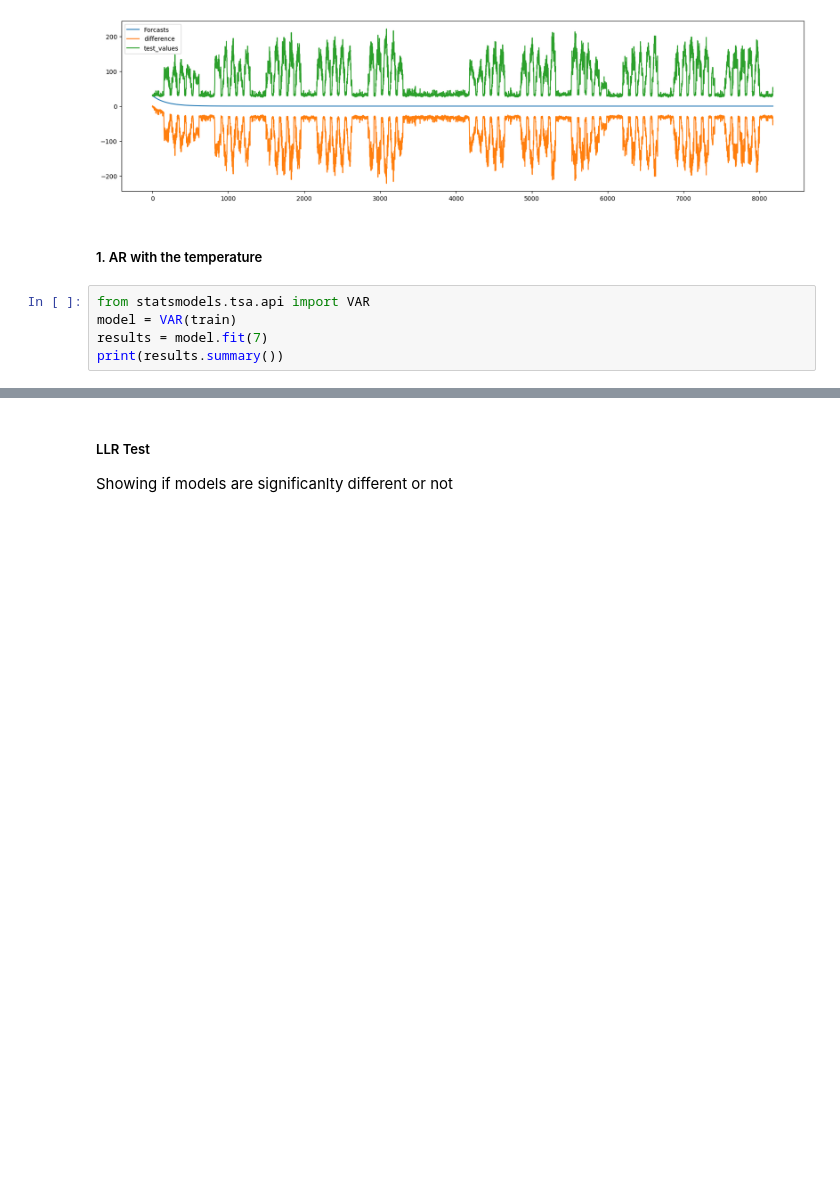
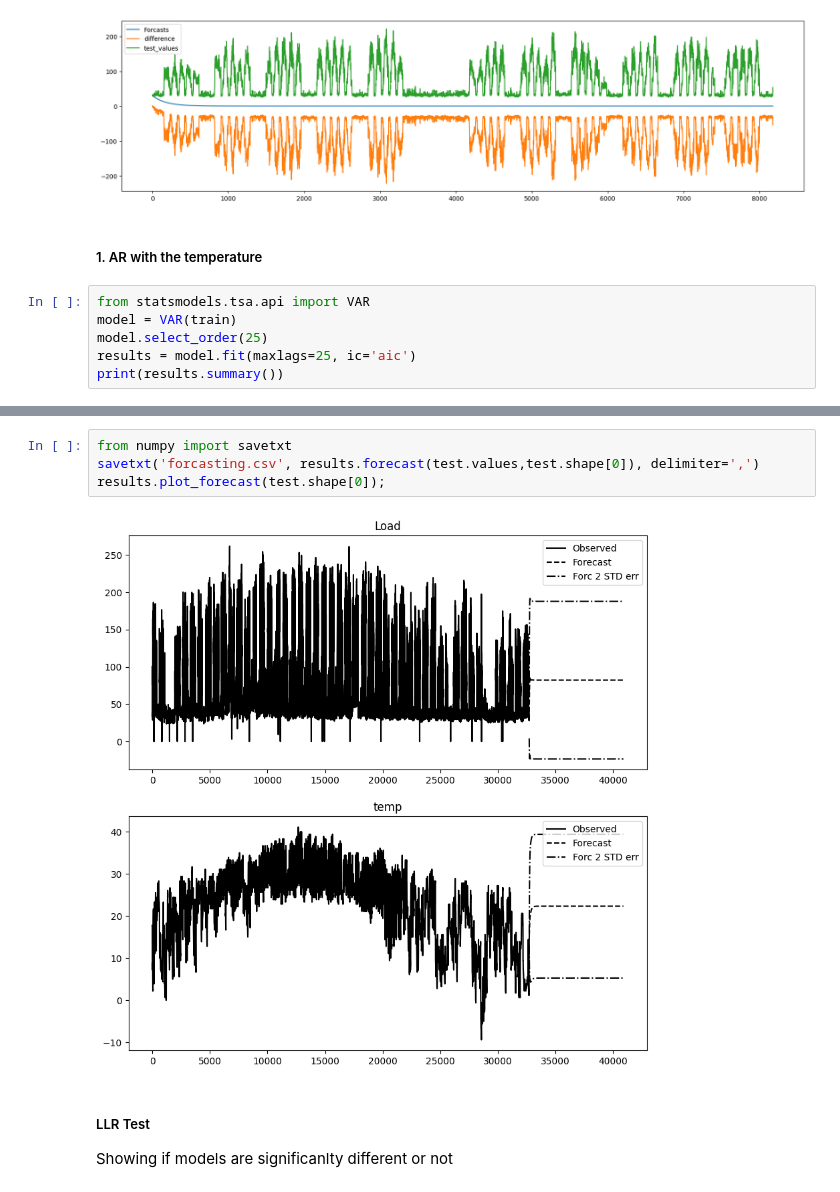
Before and after one commit to khadija267/Load-Time-Series-Forecasting, a Jupyter notebook: lsc_load_prediction.ipynb, the cells around one changed output, grey strips where cells are left out. Drawn from its saved outputs; the diff is of its cells as text; blank space fills up the shorter version.

```diff
--- a/lsc_load_prediction.ipynb
+++ b/lsc_load_prediction.ipynb
@@ -447,7 +449,8 @@ plt.legend(['Forcasts','difference','test_values']);
 # %%
 from statsmodels.tsa.api import VAR
 model = VAR(train)
-results = model.fit(7)
+model.select_order(25)
+results = model.fit(maxlags=25, ic='aic')
 print(results.summary())
 # %% [output]
   Summary of Regression Results
@@ -475,3 +481,9 @@ results.plot()
+# %%
+from numpy import savetxt
+savetxt('forcasting.csv', results.forecast(test.values,test.shape[0]), delimiter=',')
+results.plot_forecast(test.shape[0]);
+# %% [output]
+[figure, added]
 # %% [markdown]
 ##### LLR Test <br>
 Showing if models are significanlty different or not
```
Also changed, not shown: parts of 23 cells of this notebook.
